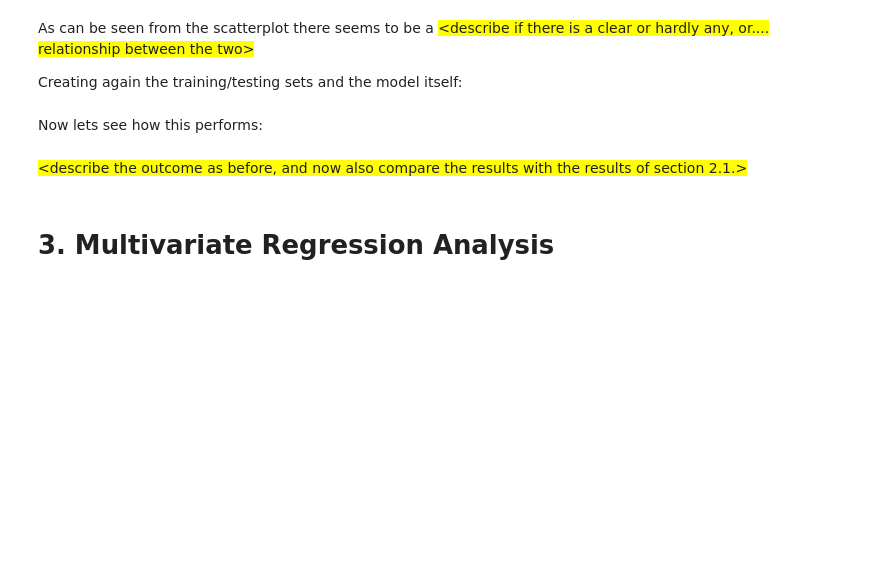
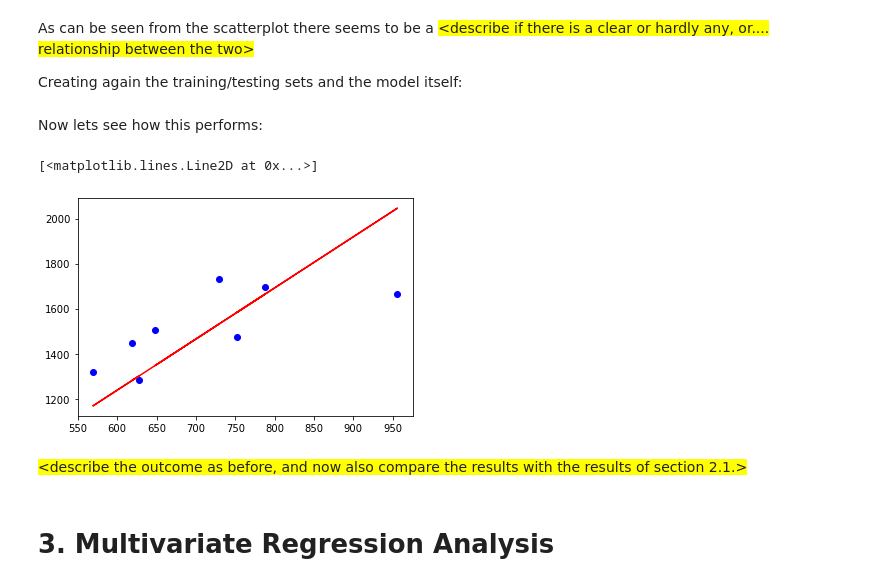
Before and after one commit to stephenpangga/Data-mining-and-statistics, a Jupyter notebook: Week 4/try-assignment/DMS - S4 - Assignment 1 - Template.ipynb, the cells around one changed output. Drawn from its saved outputs; the diff is of its cells as text; code cells hidden in the pictures; blank space fills up the shorter version.

```diff
--- a/Week 4/try-assignment/DMS - S4 - Assignment 1 - Template.ipynb
+++ b/Week 4/try-assignment/DMS - S4 - Assignment 1 - Template.ipynb
@@ -266,10 +271,21 @@ As can be seen from the scatterplot there seems to be a <span style='background:
 Creating again the training/testing sets and the model itself:
 # %%
 #add code here to split the data and the model itself:
+from sklearn.model_selection import train_test_split
+xRes = field_goal_madeX.reshape((-1,1))
+yRes = field_goal_assistY.reshape((-1,1))
+xRes_train, xRes_test, yRes_train, yRes_test = train_test_split(xRes,yRes,test_size=0.4,random_state=101)
 # %% [markdown]
 Now lets see how this performs:
 # %%
 #add code to show both the scatterplot with the regression line, and the model summary results.
+myModelv2=LinearRegression().fit(xRes_train, yRes_train)
+p = myModelv2.predict(xRes_test)
+plt.scatter(xRes_test,yRes_test, color='blue')
+plt.plot(xRes_test,p, color='red')
+# %% [output]
+[<matplotlib.lines.Line2D at 0x...>]
+[figure, added]
 # %% [markdown]
 <span style='background:yellow'>\<describe the outcome as before, and now also compare the results with the results of section 2.1.></span>
 # %% [markdown]
```
Also changed, not shown: parts of 1 cell of this notebook.
